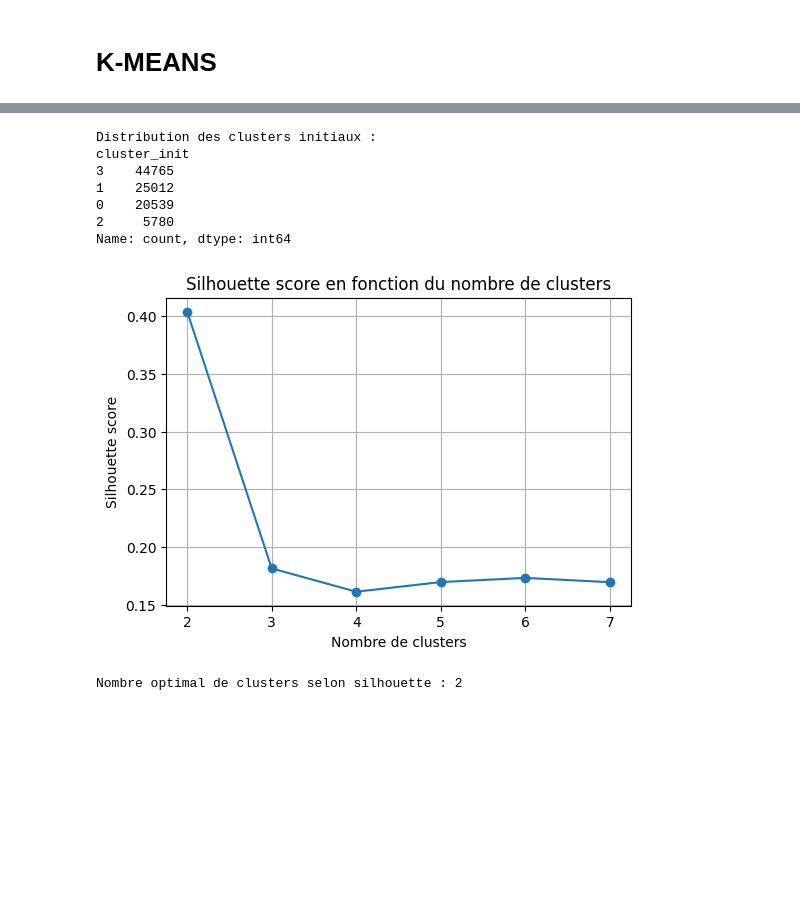
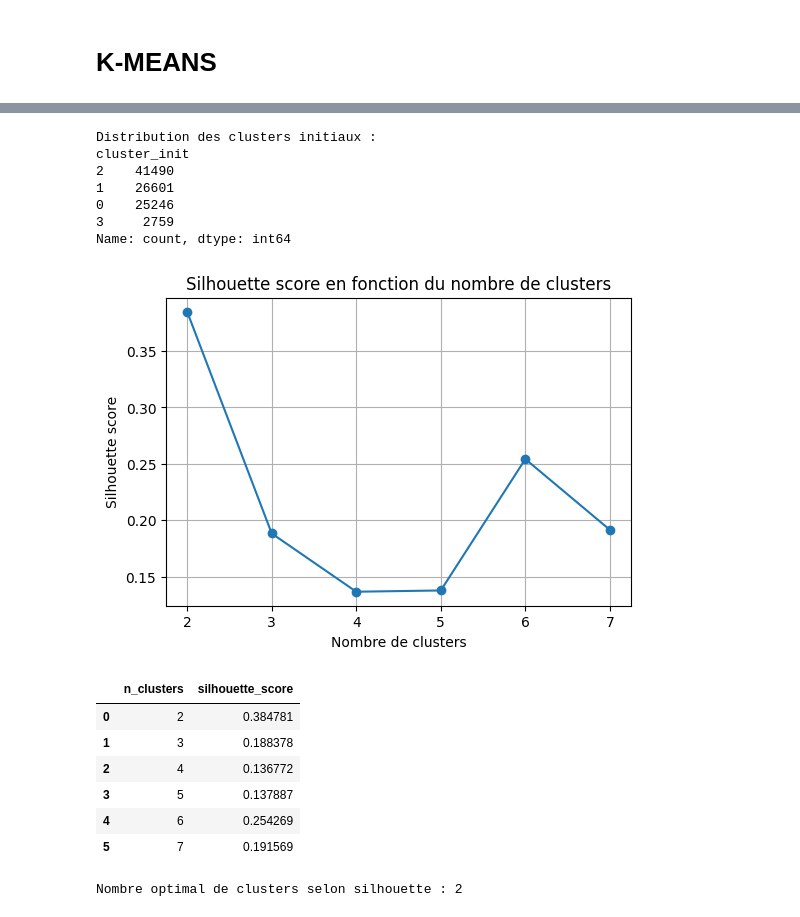
Before and after one commit to tpedCode/P05, a Jupyter notebook: notebooks/Barret_Marjorie_Notebook_P5_2511.ipynb, the cells around one changed output, grey strips where cells are left out. Saved outputs shown, nothing was run; the diff lists cells and outputs as text; code cells hidden in the pictures; blank space fills up the shorter version.

```diff
--- a/notebooks/Barret_Marjorie_Notebook_P5_2511.ipynb
+++ b/notebooks/Barret_Marjorie_Notebook_P5_2511.ipynb
@@ -1172,47 +1192,65 @@ random_state = 42
 
 # --- Initialisation et fit ---
 kmeans_init = KMeans(n_clusters=n_clusters_init, random_state=random_state)
-cluster_labels_init = kmeans_init.fit_predict(df_cluster)
+cluster_labels_init = kmeans_init.fit_predict(df_k_means)
 
 # --- Ajout des labels au df pour analyse ---
-df_cluster['cluster_init'] = cluster_labels_init
+df_k_means['cluster_init'] = cluster_labels_init
 
 # --- Vérification ---
 print("Distribution des clusters initiaux :")
-print(df_cluster['cluster_init'].value_counts())
+print(df_k_means['cluster_init'].value_counts())
 # %% [output]
 Distribution des clusters initiaux :
 cluster_init
-3    44765
-1    25012
-0    20539
-2     5780
+2    41490
+1    26601
+0    25246
+3     2759
 Name: count, dtype: int64
 # %%
-# CHOIX DU NOMBRE OPTIMAL DE CLUSTERS
-
+# --- Paramètres ---
 range_n_clusters = range(2, 8)
 silhouette_scores = []
 
+# Préparer les données pour le clustering (sans cluster_init si elle existe)
+df_for_clustering = df_k_means.drop(columns=['cluster_init'], errors='ignore')
+
+# --- Calcul des scores silhouette ---
 for k in range_n_clusters:
     kmeans = KMeans(n_clusters=k, random_state=random_state)
-    labels = kmeans.fit_predict(df_cluster.drop(columns=['cluster_init']))
-    score = silhouette_score(df_cluster.drop(columns=['cluster_init']), labels)
+    labels = kmeans.fit_predict(df_for_clustering)
+    score = silhouette_score(df_for_clustering, labels)
     silhouette_scores.append(score)
 
 # --- Affichage de la courbe ---
 plt.figure(figsize=(6,4))
 plt.plot(range_n_clusters, silhouette_scores, marker='o')
 plt.title("Silhouette score en fonction du nombre de clusters")
 plt.xlabel("Nombre de clusters")
 plt.ylabel("Silhouette score")
 plt.grid(True)
 plt.show()
 
+# --- Tableau des résultats ---
+results_df = pd.DataFrame({
+    "n_clusters": list(range_n_clusters),
+    "silhouette_score": silhouette_scores
+})
+
+display(results_df)
+
 # --- Meilleur nombre de clusters selon silhouette ---
-best_k = range_n_clusters[silhouette_scores.index(max(silhouette_scores))]
+best_k = results_df.loc[results_df['silhouette_score'].idxmax(), 'n_clusters']
 print("Nombre optimal de clusters selon silhouette :", best_k)
 # %% [output]
-[figure, old version]
+[figure, new version]
+|  | n_clusters | silhouette_score |
+| 0 | 2 | 0.384781 |
+| 1 | 3 | 0.188378 |
+| 2 | 4 | 0.136772 |
+| 3 | 5 | 0.137887 |
+| 4 | 6 | 0.254269 |
+| 5 | 7 | 0.191569 |
 Nombre optimal de clusters selon silhouette : 2
 # %%
```
Also changed, not shown: parts of 29 cells of this notebook, 1 other file.
